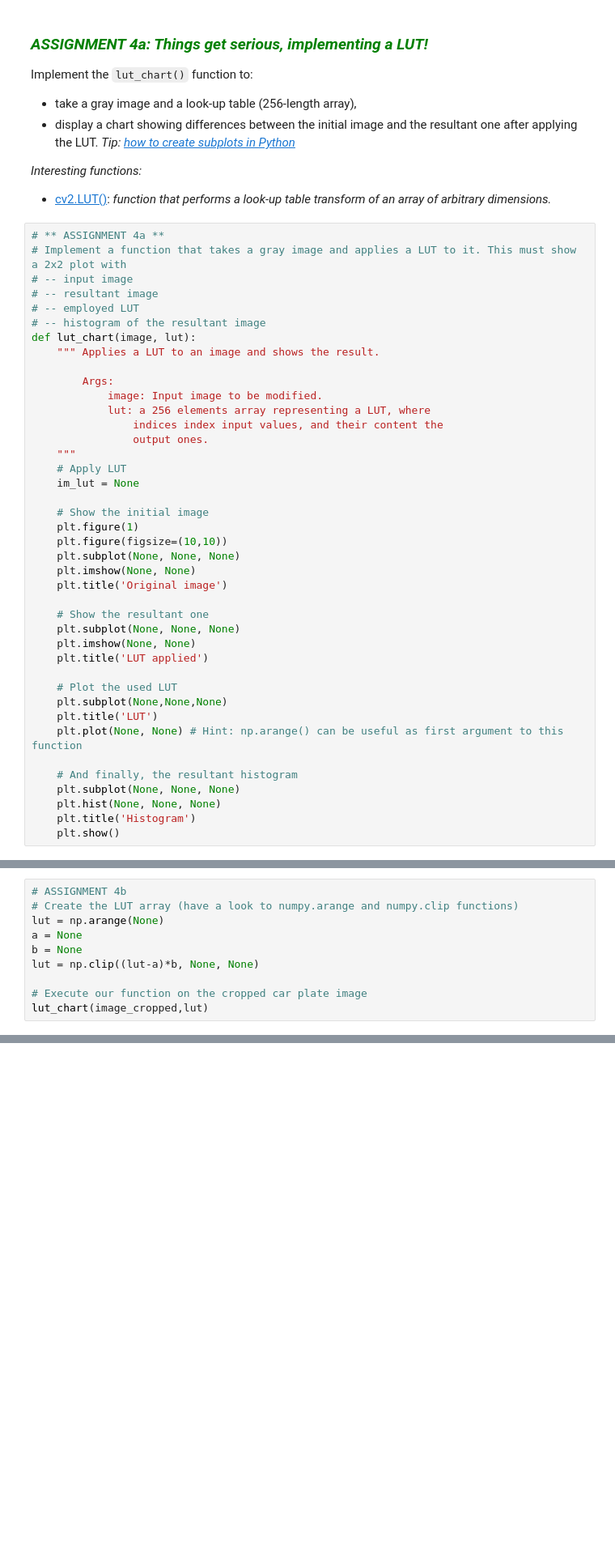
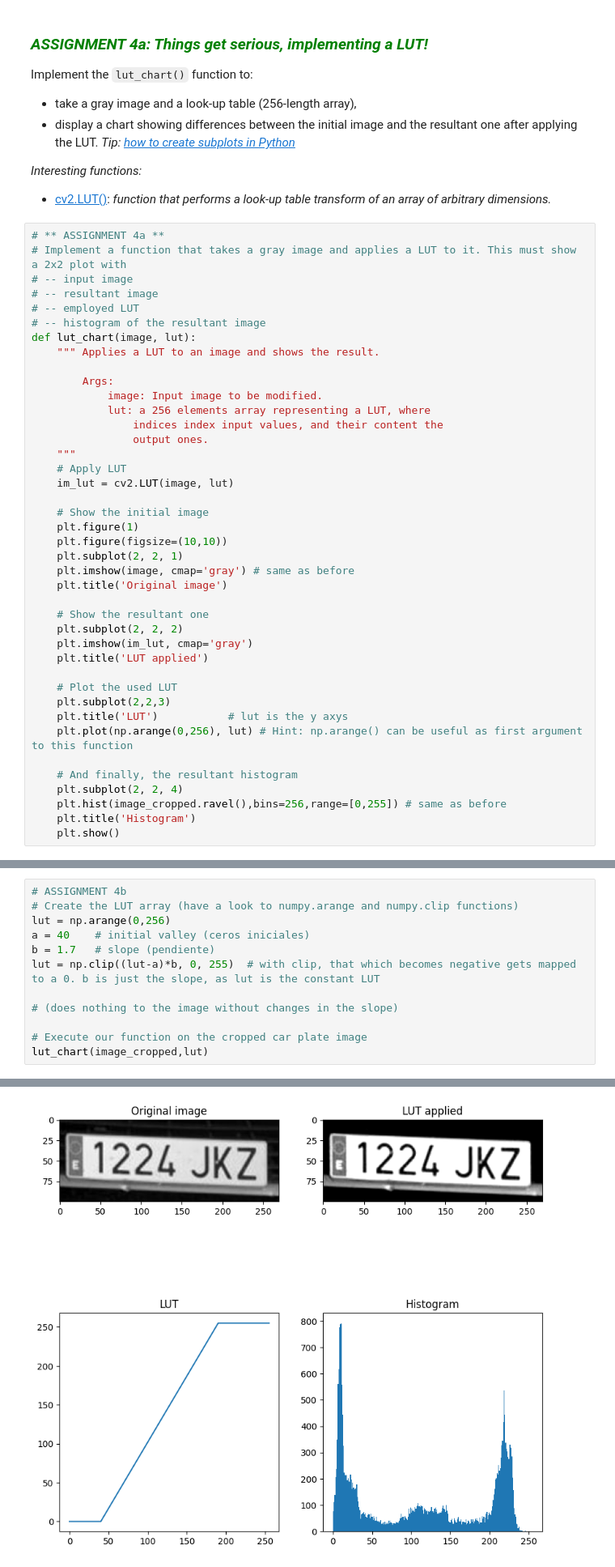
Before and after one commit to arrozet/practicas_cv_2025, a Jupyter notebook: Chapter 02. Image processing/2.1 IP tools.ipynb, the cells around one changed output, grey strips where cells are left out. Shown at 81% size. Cells and saved outputs as stored; diff of their text form; blank space fills up the shorter version.

```diff
--- a/Chapter 02. Image processing/2.1 IP tools.ipynb
+++ b/Chapter 02. Image processing/2.1 IP tools.ipynb
@@ -246,28 +248,28 @@ def lut_chart(image, lut):
                 output ones.
     """
     # Apply LUT
-    im_lut = None
+    im_lut = cv2.LUT(image, lut)
 
     # Show the initial image
     plt.figure(1)
     plt.figure(figsize=(10,10))
-    plt.subplot(None, None, None)
-    plt.imshow(None, None)
+    plt.subplot(2, 2, 1)
+    plt.imshow(image, cmap='gray') # same as before
     plt.title('Original image')
 
     # Show the resultant one
-    plt.subplot(None, None, None)
-    plt.imshow(None, None)
+    plt.subplot(2, 2, 2)
+    plt.imshow(im_lut, cmap='gray')
     plt.title('LUT applied')
 
     # Plot the used LUT
-    plt.subplot(None,None,None)
-    plt.title('LUT')
-    plt.plot(None, None) # Hint: np.arange() can be useful as first argument to this function
+    plt.subplot(2,2,3)
+    plt.title('LUT')           # lut is the y axys
+    plt.plot(np.arange(0,256), lut) # Hint: np.arange() can be useful as first argument to this function
 
     # And finally, the resultant histogram
-    plt.subplot(None, None, None)
-    plt.hist(None, None, None)
+    plt.subplot(2, 2, 4)
+    plt.hist(image_cropped.ravel(),bins=256,range=[0,255]) # same as before
     plt.title('Histogram')
     plt.show()
 # %% [markdown]
@@ -286,10 +288,12 @@ You can repeat the previous steps playing with different look-up tables and show
 # %%
 # ASSIGNMENT 4b
 # Create the LUT array (have a look to numpy.arange and numpy.clip functions)
-lut = np.arange(None)
-a = None
-b = None
-lut = np.clip((lut-a)*b, None, None)
+lut = np.arange(0,256)
+a = 40    # initial valley (ceros iniciales)
+b = 1.7   # slope (pendiente)
+lut = np.clip((lut-a)*b, 0, 255)  # with clip, that which becomes negative gets mapped to a 0. b is just the slope, as lut is the constant LUT
+                                                                                                                # (does nothing to the image without changes in the slope)
 
 # Execute our function on the cropped car plate image
 lut_chart(image_cropped,lut)
+# %% [output]
@@ -296,3 +301,4 @@ lut_chart(image_cropped,lut)
+[figure, added]
 # %% [markdown]
 <font color='blue'>**Expected output:**  </font>
 
```
Also changed, not shown: parts of 6 cells of this notebook.
